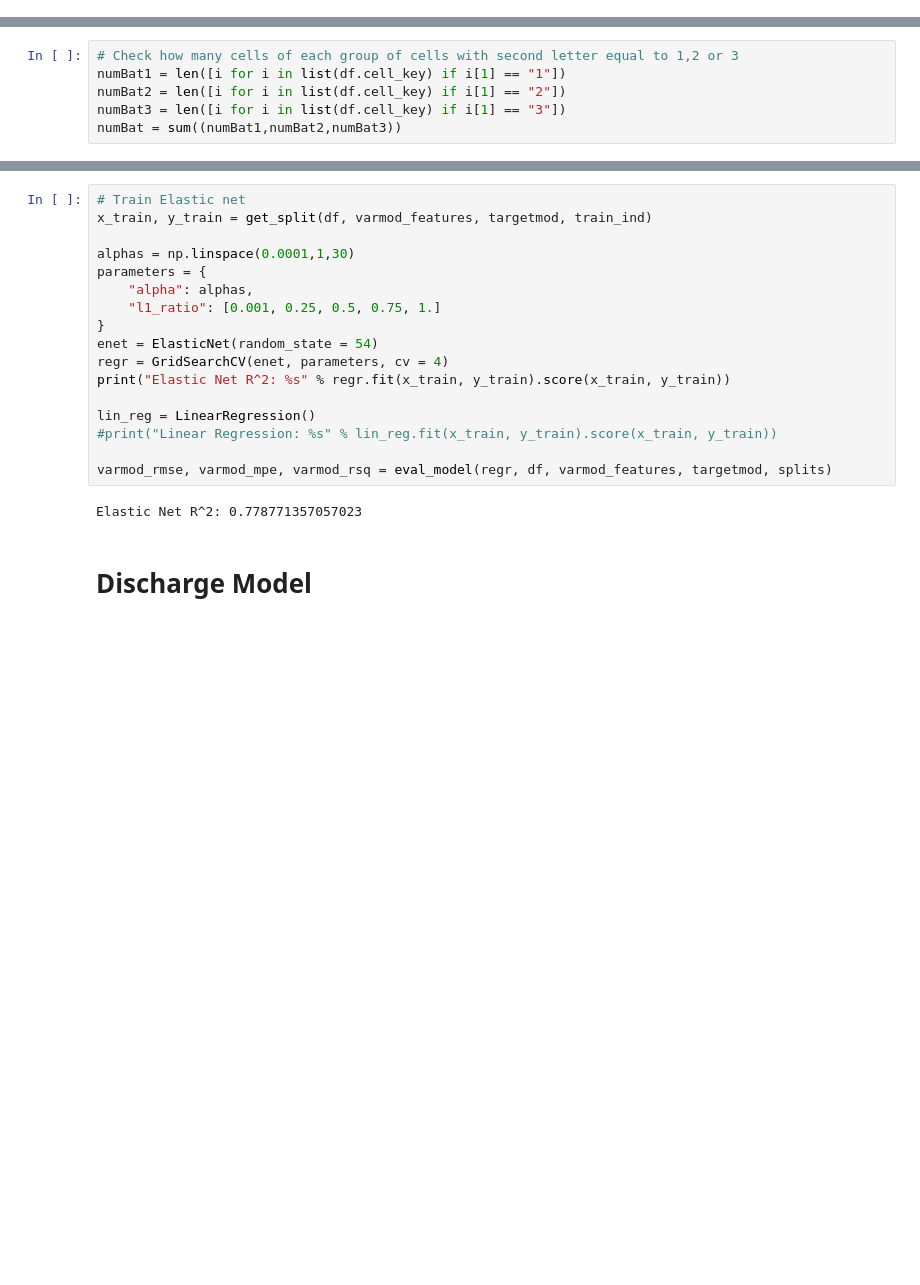
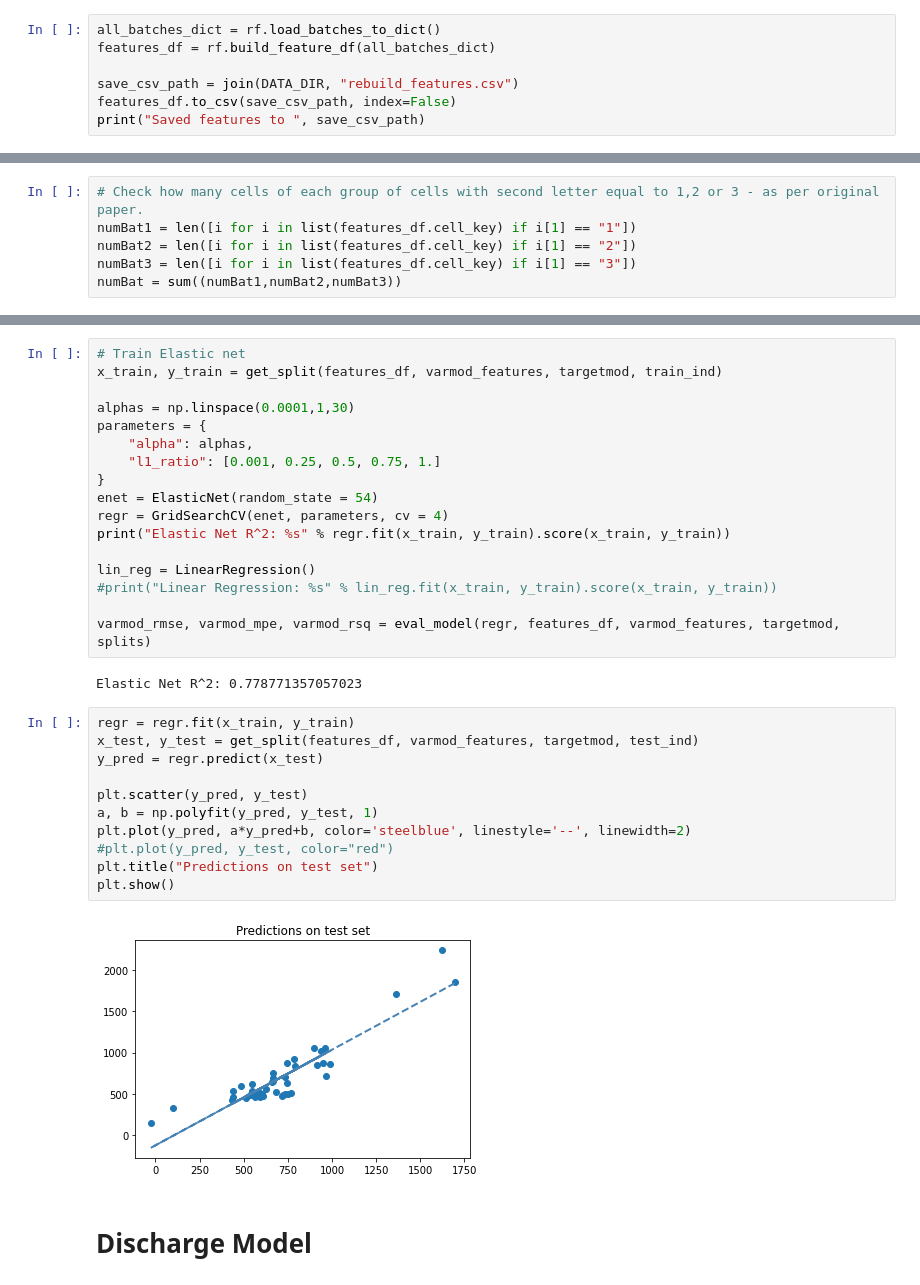
Before and after one commit to LourensWalters/battery-cycle-life, a Jupyter notebook: src/notebooks/battery life cycle prediction.ipynb, the cells around one changed output, grey strips where cells are left out. Saved outputs shown, nothing was run; the diff lists cells and outputs as text; blank space fills up the shorter version.

Commit message:
Model updates.

```diff
--- a/src/notebooks/battery life cycle prediction.ipynb
+++ b/src/notebooks/battery life cycle prediction.ipynb
@@ -13,3 +145,10 @@ from sklearn.metrics import mean_squared_error, accuracy_score
 # %% [markdown]
 We load features we have engineered according to the original paper from file. We used the code from the original paper to perform the feature engineering as a pre-processing step.
 The "src/features/rebuilding_features.py" script can be used for generating this dataset from the original data.
+# %%
+all_batches_dict = rf.load_batches_to_dict()
+features_df = rf.build_feature_df(all_batches_dict)
+
+save_csv_path = join(DATA_DIR, "rebuild_features.csv")
+features_df.to_csv(save_csv_path, index=False)
+print("Saved features to ", save_csv_path)
@@ -23,8 +168,8 @@ We split the data into test and training sets. We hold out a secondary testing s
 # %%
-# Check how many cells of each group of cells with second letter equal to 1,2 or 3
-numBat1 = len([i for i in list(df.cell_key) if i[1] == "1"])
-numBat2 = len([i for i in list(df.cell_key) if i[1] == "2"])
-numBat3 = len([i for i in list(df.cell_key) if i[1] == "3"])
+# Check how many cells of each group of cells with second letter equal to 1,2 or 3 - as per original paper.
+numBat1 = len([i for i in list(features_df.cell_key) if i[1] == "1"])
+numBat2 = len([i for i in list(features_df.cell_key) if i[1] == "2"])
+numBat3 = len([i for i in list(features_df.cell_key) if i[1] == "3"])
 numBat = sum((numBat1,numBat2,numBat3))
 # %%
 test_ind = np.hstack((np.arange(0,(numBat1+numBat2),2),83))
@@ -101,7 +246,7 @@ def eval_classifier(model, data, features, target, splits):
 # Variance Model
 # %%
 # Train Elastic net
-x_train, y_train = get_split(df, varmod_features, targetmod, train_ind)
+x_train, y_train = get_split(features_df, varmod_features, targetmod, train_ind)
 
 alphas = np.linspace(0.0001,1,30)
 parameters = {
@@ -115,9 +260,22 @@ print("Elastic Net R^2: %s" % regr.fit(x_train, y_train).score(x_train, y_train)
 lin_reg = LinearRegression()
 #print("Linear Regression: %s" % lin_reg.fit(x_train, y_train).score(x_train, y_train))
 
-varmod_rmse, varmod_mpe, varmod_rsq = eval_model(regr, df, varmod_features, targetmod, splits)
+varmod_rmse, varmod_mpe, varmod_rsq = eval_model(regr, features_df, varmod_features, targetmod, splits)
 # %% [output]
 Elastic Net R^2: 0.778771357057023
+# %%
+regr = regr.fit(x_train, y_train)
+x_test, y_test = get_split(features_df, varmod_features, targetmod, test_ind)
+y_pred = regr.predict(x_test)
+
+plt.scatter(y_pred, y_test)
+a, b = np.polyfit(y_pred, y_test, 1)
+plt.plot(y_pred, a*y_pred+b, color='steelblue', linestyle='--', linewidth=2)
+#plt.plot(y_pred, y_test, color="red")
+plt.title("Predictions on test set")
+plt.show()
+# %% [output]
+[figure, added]
 # %% [markdown]
 # Discharge Model
 # %%
```
Also changed, not shown: parts of 33 cells of this notebook, 2 other files.
